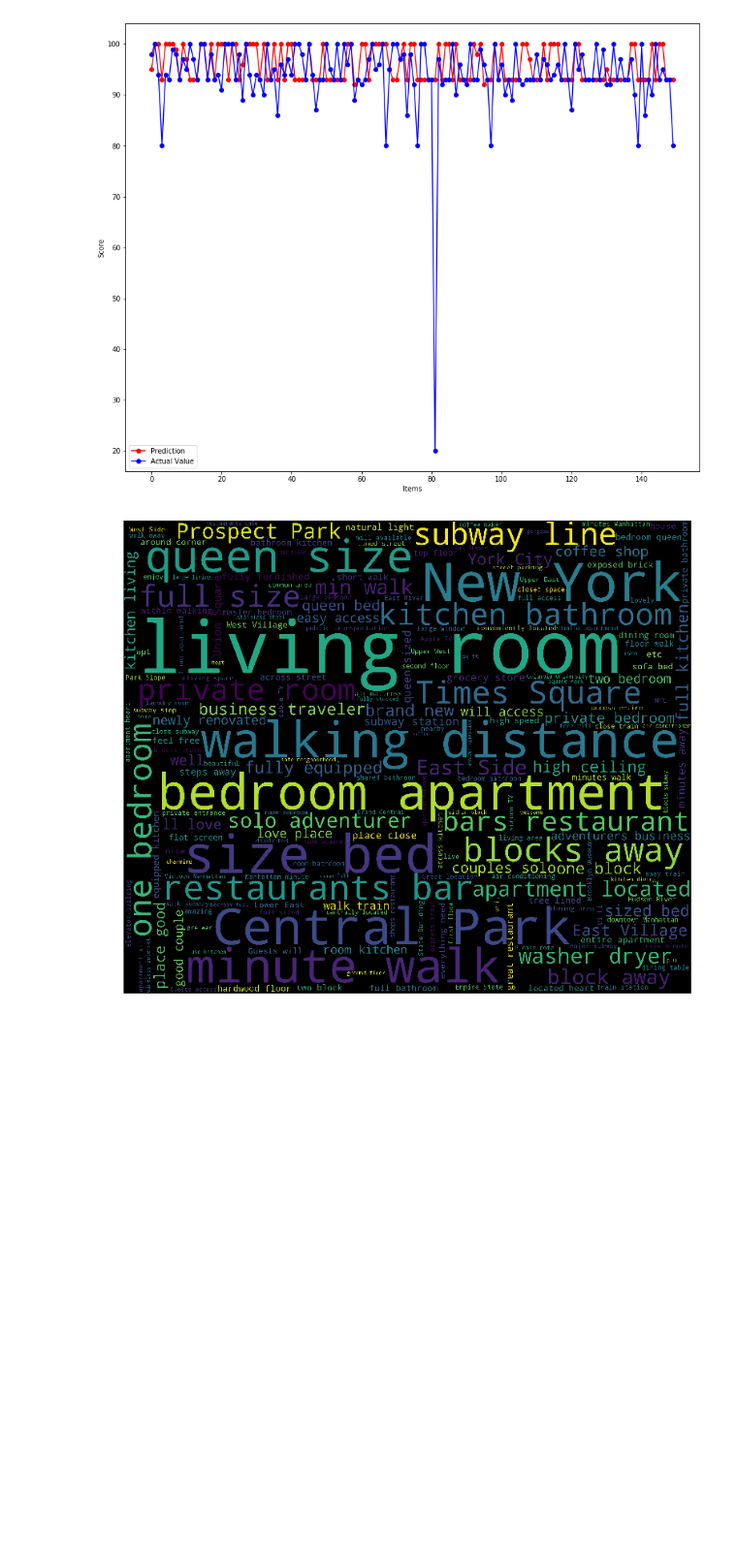
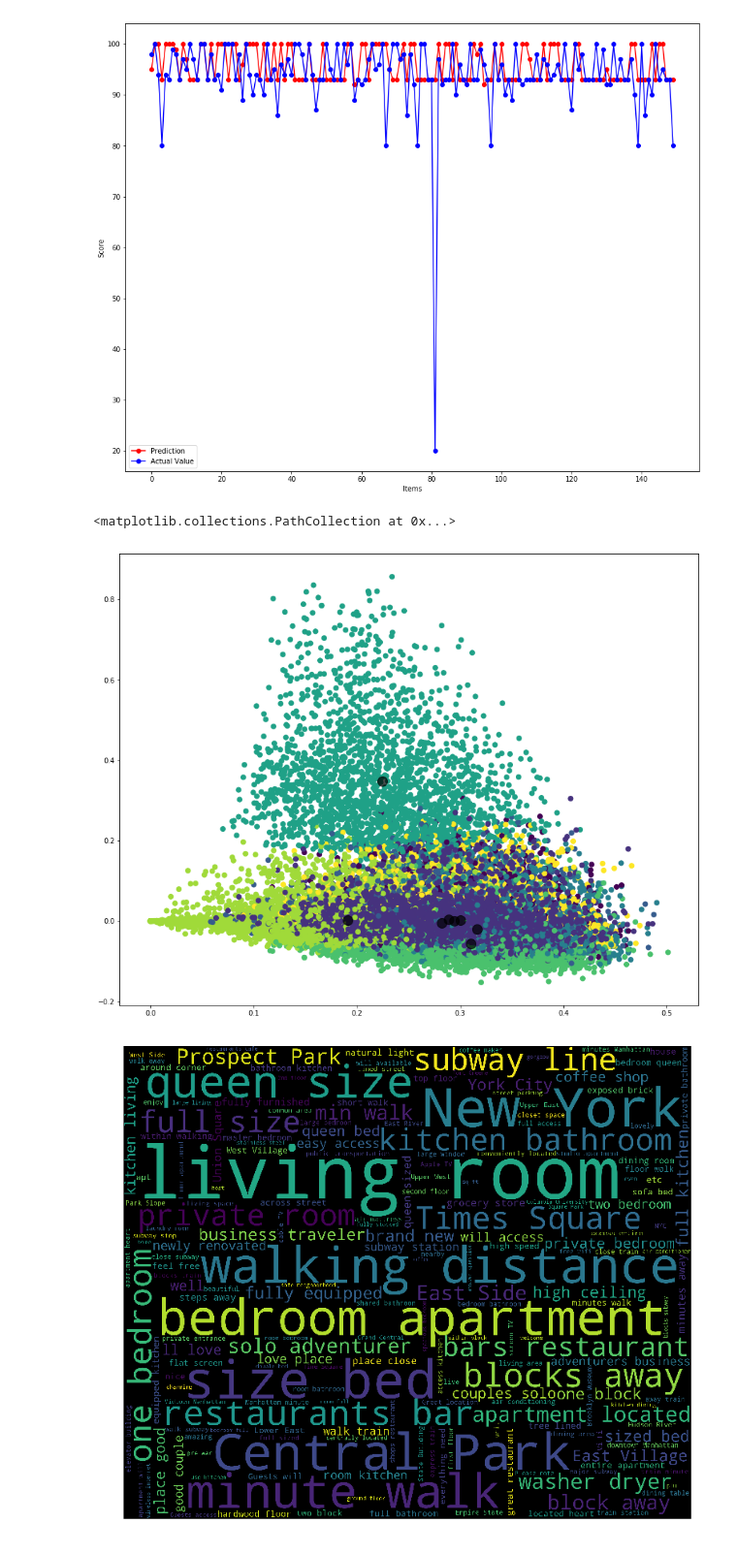
Before and after one commit to ManvithaC/AirBnB-listing-Recommender, a Jupyter notebook: project.ipynb, the cells around one changed output. Shown at 97% size. Cells and saved outputs as stored; diff of their text form; code cells hidden in the pictures; blank space fills up the shorter version.

Commit message:
added clustering and New York Map

```diff
--- a/project.ipynb
+++ b/project.ipynb
@@ -160,3 +170,18 @@ Current size: [6.0, 4.0]
+# %%
+X_NLP_cluster = vectorizer.fit_transform(all_words)
+svd = TruncatedSVD(n_components=500, n_iter=10, random_state=42)
+X_cluster = svd.fit_transform(X_NLP_cluster)
+
+
+y_cluster = kmeans.predict(X_cluster)
+# %%
+plt.scatter(X_cluster[:, 0], X_cluster[:, 1], c=y_cluster, s=50, cmap='viridis')
+
+centers = kmeans.cluster_centers_
+plt.scatter(centers[:, 0], centers[:, 1], c='black', s=200, alpha=0.7)
+# %% [output]
+<matplotlib.collections.PathCollection at 0x...>
+[figure, added]
 # %%
 from wordcloud import WordCloud, STOPWORDS, ImageColorGenerator
 # %%
```
Also changed, not shown: parts of 12 cells of this notebook.
